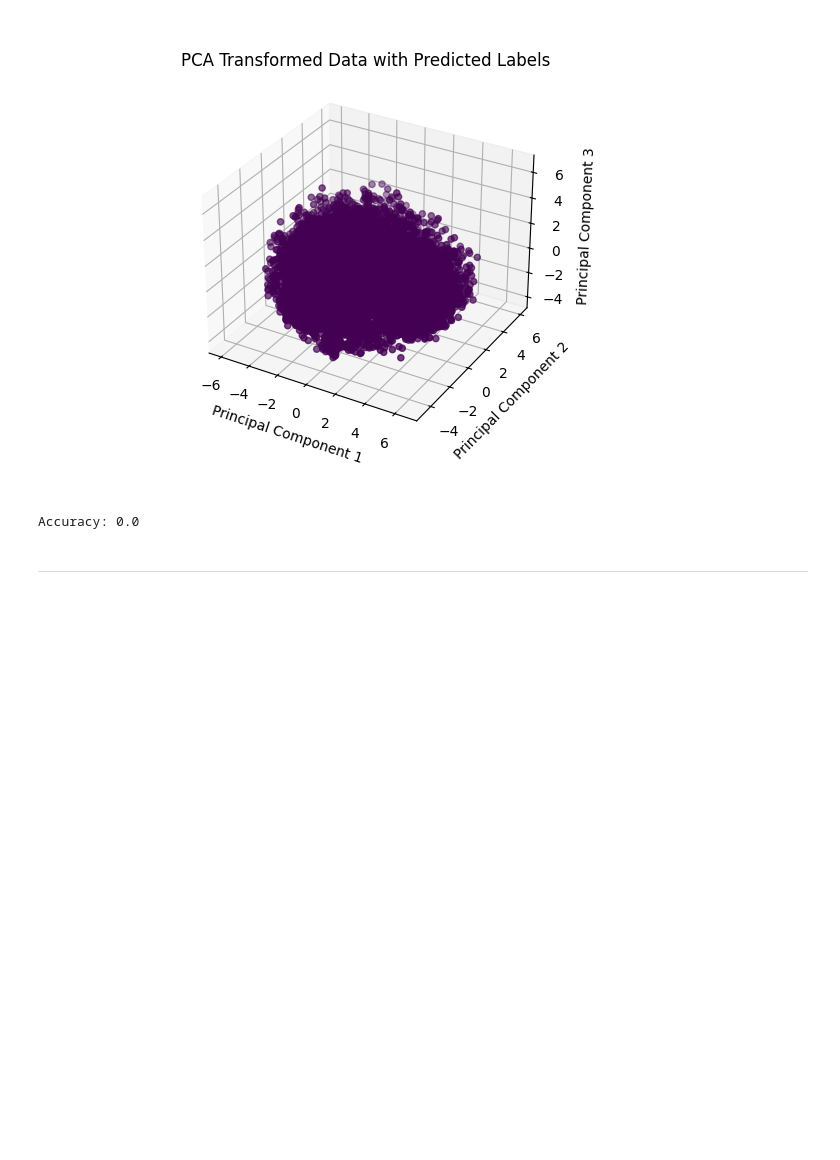
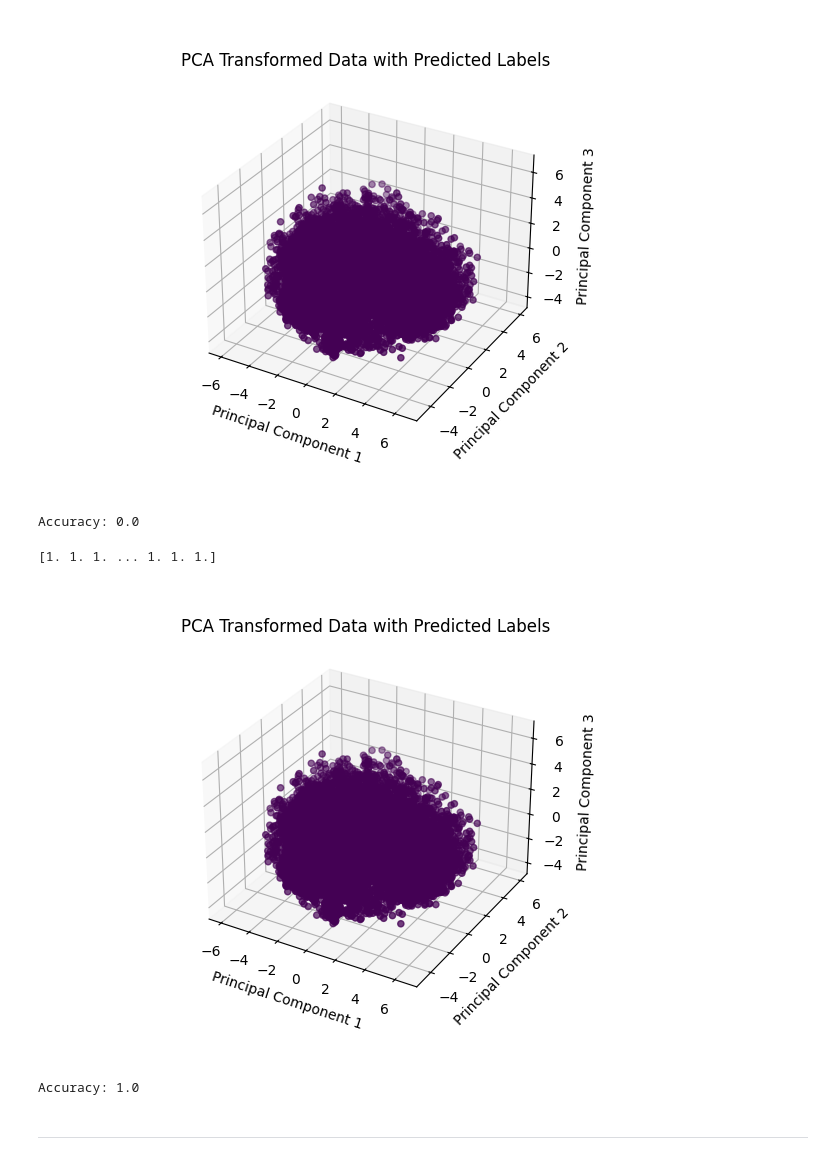
Before and after one commit to naoNao89/digitsSVM, a Jupyter notebook: SVM on Digits Recognization.ipynb, the cells around one changed output. Drawn from its saved outputs; the diff is of its cells as text; code cells hidden in the pictures; blank space fills up the shorter version.

```diff
--- a/SVM on Digits Recognization.ipynb
+++ b/SVM on Digits Recognization.ipynb
@@ -417,3 +432,36 @@ Accuracy: 0.0
+# %%
+# Initialize an instance of your SVM class
+svm_model = SVM()
+
+# Initialize an instance of your SVM class
+svm_model = SVM()
+
+# Fit the SVM model to your training data
+svm_model.fit(X_train_23_pca, Y_train_23)
+
+# Use the trained SVM model to predict labels for your data
+predicted_labels = svm_model.predict(X_train_23_pca)
+
+# Print the predicted labels
+print(predicted_labels)
+
+# Visualize the data points and predicted labels
+fig = plt.figure()
+ax = fig.add_subplot(111, projection='3d')
+ax.scatter(X_train_23_pca[:, 0], X_train_23_pca[:, 1], X_train_23_pca[:, 2], c=predicted_labels)
+ax.set_xlabel('Principal Component 1')
+ax.set_ylabel('Principal Component 2')
+ax.set_zlabel('Principal Component 3')
+plt.title('PCA Transformed Data with Predicted Labels')
+plt.show()
+
+# Calculate accuracy
+accuracy = np.mean(predicted_labels == Y_train_23)
+print("Accuracy:", accuracy)
+# %% [output]
+[1. 1. 1. ... 1. 1. 1.]
+[figure, added]
+Accuracy: 1.0
 # %% [markdown]
 ---
 # %% [markdown]
```
Also changed, not shown: parts of 9 cells of this notebook.
